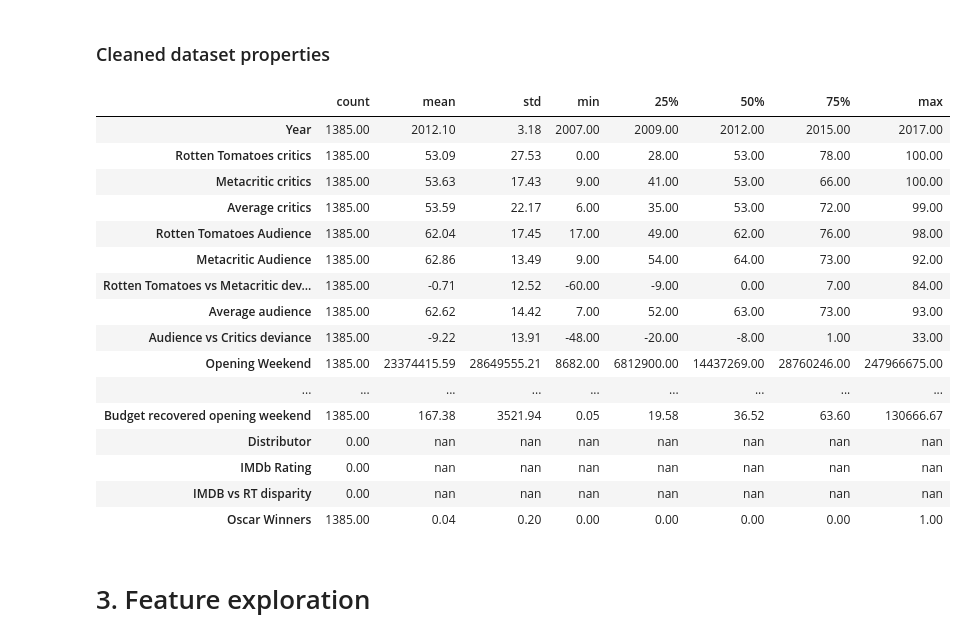
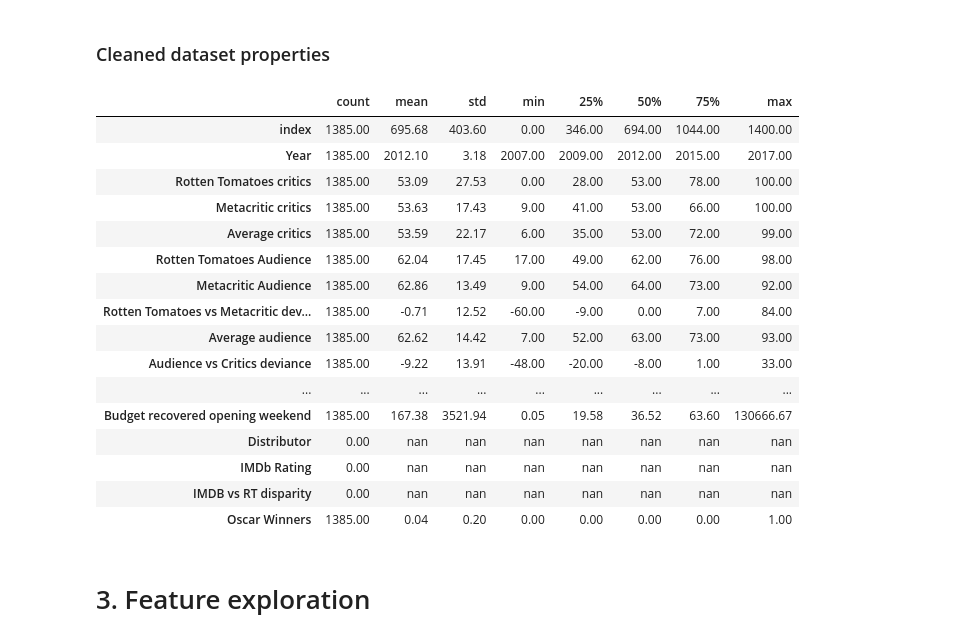
Before and after one commit to AAleksandros/HUA-DIT-Data-mining-project, a Jupyter notebook: data_mining.ipynb, the cells around one changed output. Cells and saved outputs as stored; diff of their text form; code cells hidden in the pictures.

```diff
--- a/data_mining.ipynb
+++ b/data_mining.ipynb
@@ -254,9 +254,11 @@ df[' of Gross earned abroad'] = df[' of Gross earned abroad'].apply(lambda s: s
 # %% [markdown]
 ### Cleaned dataset properties
 # %%
+df = df.reset_index()
 df.describe().apply(lambda s: s.apply('{0:.2f}'.format)).T
 # %% [output]
 |  | count | mean | std | min | 25% | 50% | 75% | max |
+| index | 1385.00 | 695.68 | 403.60 | 0.00 | 346.00 | 694.00 | 1044.00 | 1400.00 |
 | Year | 1385.00 | 2012.10 | 3.18 | 2007.00 | 2009.00 | 2012.00 | 2015.00 | 2017.00 |
 | Rotten Tomatoes critics | 1385.00 | 53.09 | 27.53 | 0.00 | 28.00 | 53.00 | 78.00 | 100.00 |
 | Metacritic critics | 1385.00 | 53.63 | 17.43 | 9.00 | 41.00 | 53.00 | 66.00 | 100.00 |
@@ -266,7 +268,6 @@ df.describe().apply(lambda s: s.apply('{0:.2f}'.format)).T
 | Rotten Tomatoes vs Metacritic dev... | 1385.00 | -0.71 | 12.52 | -60.00 | -9.00 | 0.00 | 7.00 | 84.00 |
 | Average audience | 1385.00 | 62.62 | 14.42 | 7.00 | 52.00 | 63.00 | 73.00 | 93.00 |
 | Audience vs Critics deviance | 1385.00 | -9.22 | 13.91 | -48.00 | -20.00 | -8.00 | 1.00 | 33.00 |
-| Opening Weekend | 1385.00 | 23374415.59 | 28649555.21 | 8682.00 | 6812900.00 | 14437269.00 | 28760246.00 | 247966675.00 |
 | ... | ... | ... | ... | ... | ... | ... | ... | ... |
 | Budget recovered opening weekend | 1385.00 | 167.38 | 3521.94 | 0.05 | 19.58 | 36.52 | 63.60 | 130666.67 |
 | Distributor | 0.00 | nan | nan | nan | nan | nan | nan | nan |
```
Also changed, not shown: parts of 21 cells of this notebook.
